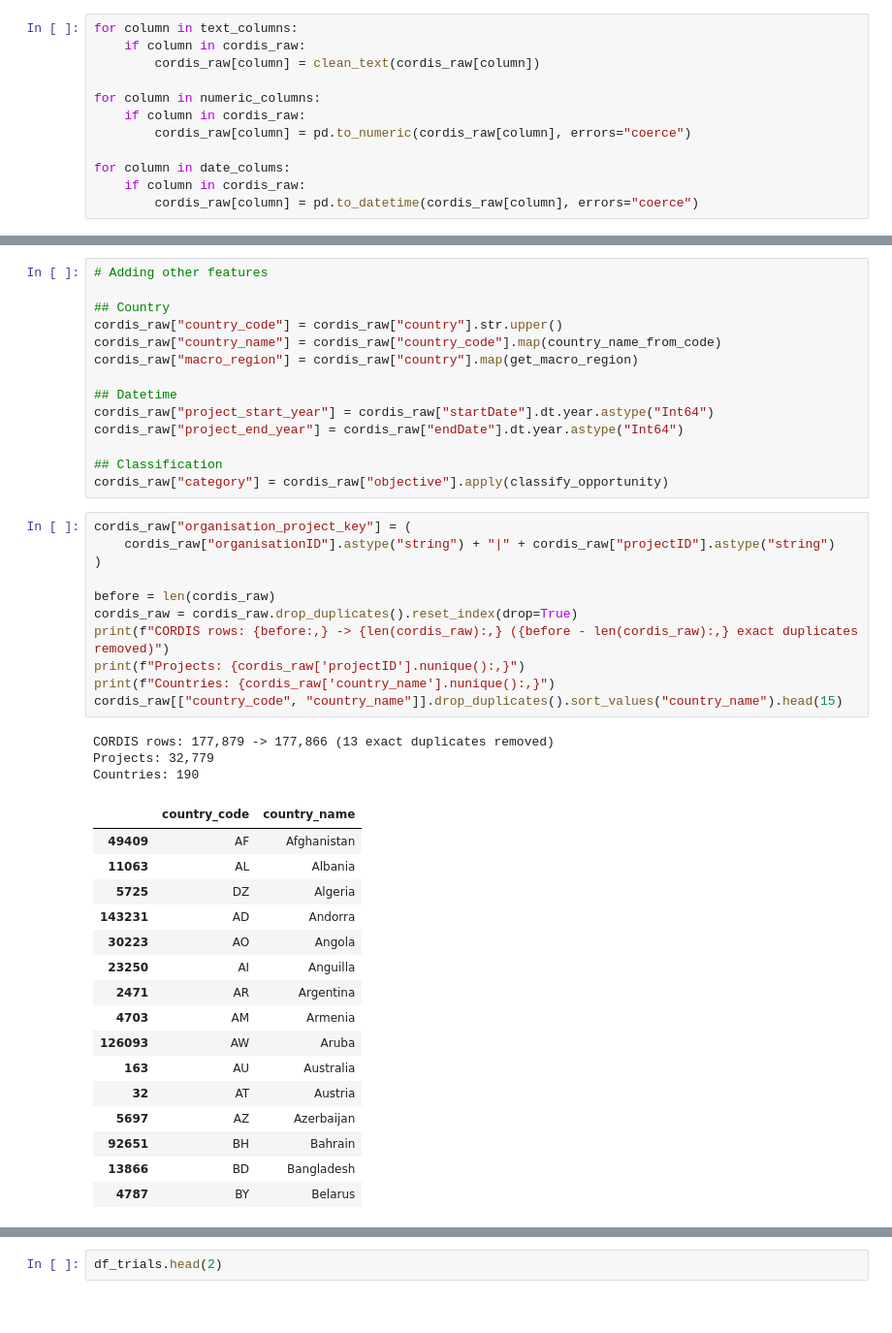
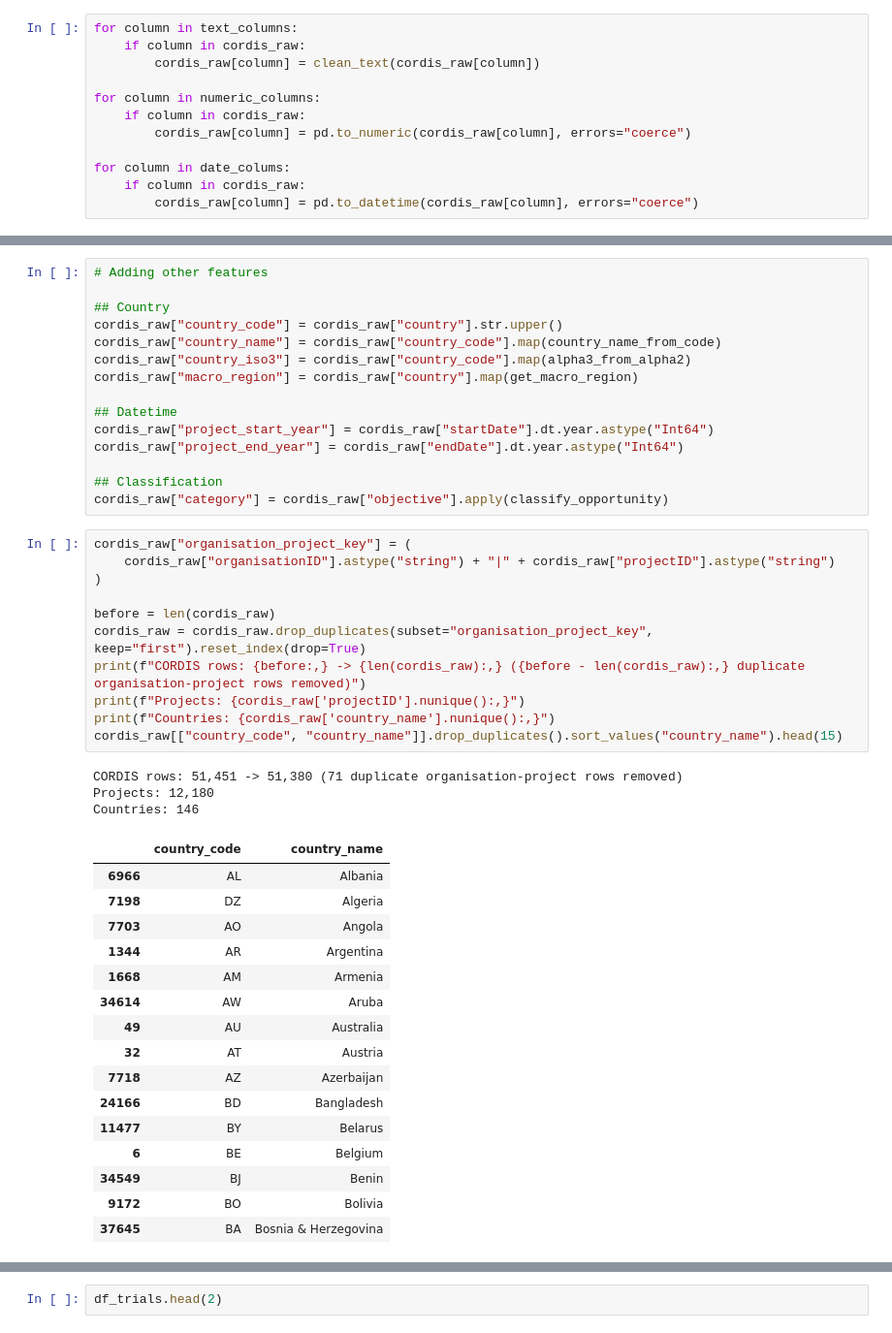
Before and after one commit to FernandaCladera/SalesAnalytics, a Jupyter notebook: Scripts/data_cleaning.ipynb, the cells around one changed output, grey strips where cells are left out. Shown at 97% size. Saved outputs shown, nothing was run; the diff lists cells and outputs as text.

```diff
--- a/Scripts/data_cleaning.ipynb
+++ b/Scripts/data_cleaning.ipynb
@@ -250,6 +299,7 @@ memory usage: 31.4 MB
 ## Country
 cordis_raw["country_code"] = cordis_raw["country"].str.upper()
 cordis_raw["country_name"] = cordis_raw["country_code"].map(country_name_from_code)
+cordis_raw["country_iso3"] = cordis_raw["country_code"].map(alpha3_from_alpha2)
 cordis_raw["macro_region"] = cordis_raw["country"].map(get_macro_region)
 
 ## Datetime
@@ -258,37 +308,37 @@ cordis_raw["project_end_year"] = cordis_raw["endDate"].dt.year.astype("Int64")
 
 ## Classification
 cordis_raw["category"] = cordis_raw["objective"].apply(classify_opportunity)
-# %%
-cordis_raw["organisation_project_key"] = (
-    cordis_raw["organisationID"].astype("string") + "|" + cordis_raw["projectID"].astype("string")
-)
-
-before = len(cordis_raw)
-cordis_raw = cordis_raw.drop_duplicates().reset_index(drop=True)
-print(f"CORDIS rows: {before:,} -> {len(cordis_raw):,} ({before - len(cordis_raw):,} exact duplicates removed)")
-print(f"Projects: {cordis_raw['projectID'].nunique():,}")
-print(f"Countries: {cordis_raw['country_name'].nunique():,}")
-cordis_raw[["country_code", "country_name"]].drop_duplicates().sort_values("country_name").head(15)
-# %% [output]
-CORDIS rows: 177,879 -> 177,866 (13 exact duplicates removed)
-Projects: 32,779
-Countries: 190
-|  | country_code | country_name |
-| 49409 | AF | Afghanistan |
-| 11063 | AL | Albania |
-| 5725 | DZ | Algeria |
-| 143231 | AD | Andorra |
-| 30223 | AO | Angola |
-| 23250 | AI | Anguilla |
-| 2471 | AR | Argentina |
-| 4703 | AM | Armenia |
-| 126093 | AW | Aruba |
-| 163 | AU | Australia |
-| 32 | AT | Austria |
-| 5697 | AZ | Azerbaijan |
-| 92651 | BH | Bahrain |
-| 13866 | BD | Bangladesh |
-| 4787 | BY | Belarus |
+# %%
+cordis_raw["organisation_project_key"] = (
+    cordis_raw["organisationID"].astype("string") + "|" + cordis_raw["projectID"].astype("string")
+)
+
+before = len(cordis_raw)
+cordis_raw = cordis_raw.drop_duplicates(subset="organisation_project_key", keep="first").reset_index(drop=True)
+print(f"CORDIS rows: {before:,} -> {len(cordis_raw):,} ({before - len(cordis_raw):,} duplicate organisation-project rows removed)")
+print(f"Projects: {cordis_raw['projectID'].nunique():,}")
+print(f"Countries: {cordis_raw['country_name'].nunique():,}")
+cordis_raw[["country_code", "country_name"]].drop_duplicates().sort_values("country_name").head(15)
+# %% [output]
+CORDIS rows: 51,451 -> 51,380 (71 duplicate organisation-project rows removed)
+Projects: 12,180
+Countries: 146
+|  | country_code | country_name |
+| 6966 | AL | Albania |
+| 7198 | DZ | Algeria |
+| 7703 | AO | Angola |
+| 1344 | AR | Argentina |
+| 1668 | AM | Armenia |
+| 34614 | AW | Aruba |
+| 49 | AU | Australia |
+| 32 | AT | Austria |
+| 7718 | AZ | Azerbaijan |
+| 24166 | BD | Bangladesh |
+| 11477 | BY | Belarus |
+| 6 | BE | Belgium |
+| 34549 | BJ | Benin |
+| 9172 | BO | Bolivia |
+| 37645 | BA | Bosnia & Herzegovina |
 # %%
 cordis_raw.columns
 # %% [output]
```
Also changed, not shown: parts of 31 cells of this notebook, 2 other files.
